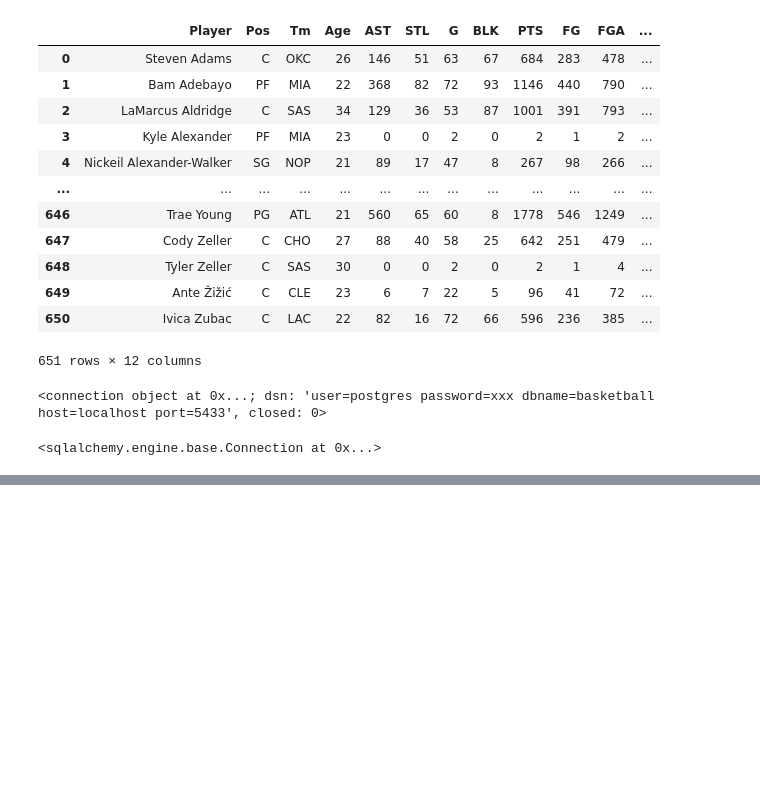
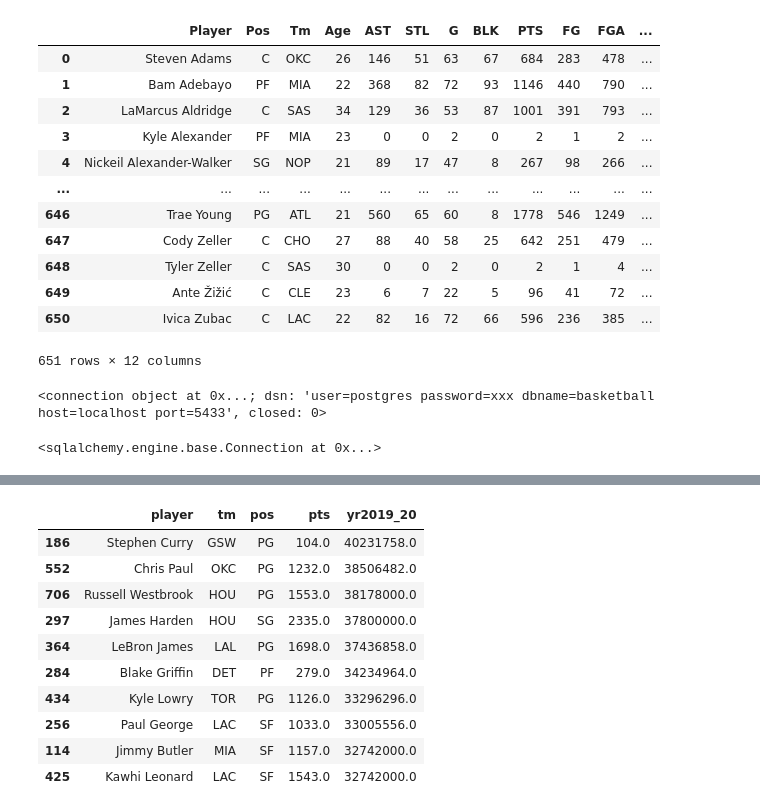
Before and after one commit to HIna-Ahmad/ETL_project, a Jupyter notebook: starter_code.ipynb, the cells around one changed output, grey strips where cells are left out. Saved outputs shown, nothing was run; the diff lists cells and outputs as text; code cells hidden in the pictures; blank space fills up the shorter version.

```diff
--- a/starter_code.ipynb
+++ b/starter_code.ipynb
@@ -174,0 +198,16 @@ nba_sal
+# %%
+#Top 10 highest paid players in the NBA
+top_ten = nba_sal_clean.sort_values(by="yr2019_20",ascending = False).head(10)
+top_ten
+# %% [output]
+|  | player | tm | pos | pts | yr2019_20 |
+| 186 | Stephen Curry | GSW | PG | 104.0 | 40231758.0 |
+| 552 | Chris Paul | OKC | PG | 1232.0 | 38506482.0 |
+| 706 | Russell Westbrook | HOU | PG | 1553.0 | 38178000.0 |
+| 297 | James Harden | HOU | SG | 2335.0 | 37800000.0 |
+| 364 | LeBron James | LAL | PG | 1698.0 | 37436858.0 |
+| 284 | Blake Griffin | DET | PF | 279.0 | 34234964.0 |
+| 434 | Kyle Lowry | TOR | PG | 1126.0 | 33296296.0 |
+| 256 | Paul George | LAC | SF | 1033.0 | 33005556.0 |
+| 114 | Jimmy Butler | MIA | SF | 1157.0 | 32742000.0 |
+| 425 | Kawhi Leonard | LAC | SF | 1543.0 | 32742000.0 |
```
Also changed, not shown: parts of 8 cells of this notebook, 1 other file.
